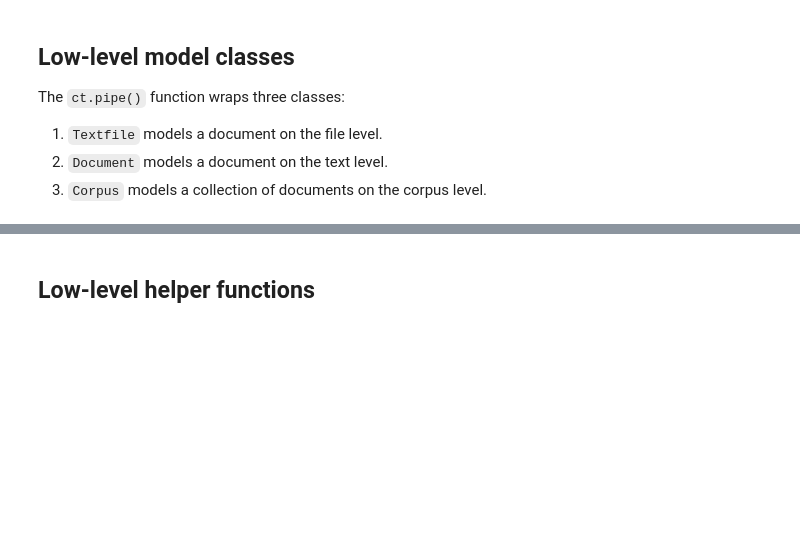
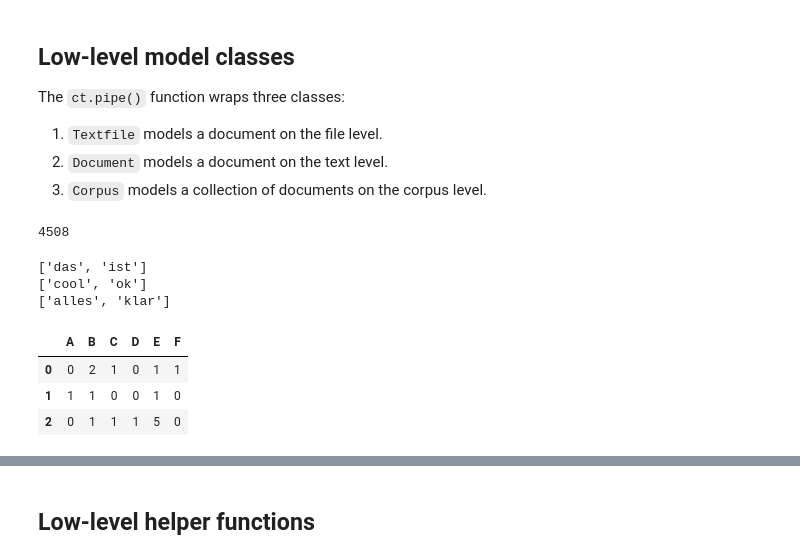
Before and after one commit to cophi-wue/cophi-toolbox, a Jupyter notebook: src/API.ipynb, the cells around one changed output, grey strips where cells are left out. Drawn from its saved outputs; the diff is of its cells as text; code cells hidden in the pictures; blank space fills up the shorter version.

```diff
--- a/src/API.ipynb
+++ b/src/API.ipynb
@@ -214,3 +278,27 @@ The `ct.pipe()` function wraps three classes:
 1. `Textfile` models a document on the file level.
 2. `Document` models a document on the text level.
 3. `Corpus` models a collection of documents on the corpus level.
+# %%
+corpus.freq_spectrum[2]
+# %% [output]
+4508
+# %%
+tokens = ["das", "ist", "cool", "ok", "alles", "klar"]
+window_size = 2
+
+for i in range(int(len(tokens) / window_size)):
+    print(tokens[i * window_size:(i * window_size) + window_size])
+# %% [output]
+['das', 'ist']
+['cool', 'ok']
+['alles', 'klar']
+# %%
+import pandas as pd
+
+df = pd.DataFrame({"A": [0, 1, 0], "B": [2, 1, 1], "C": [1, 0, 1], "D": [0, 0, 1], "E": [1, 1, 5], "F": [1, 0, 0]})
+df
+# %% [output]
+|  | A | B | C | D | E | F |
+| 0 | 0 | 2 | 1 | 0 | 1 | 1 |
+| 1 | 1 | 1 | 0 | 0 | 1 | 0 |
+| 2 | 0 | 1 | 1 | 1 | 5 | 0 |
```
Also changed, not shown: parts of 29 cells of this notebook.
